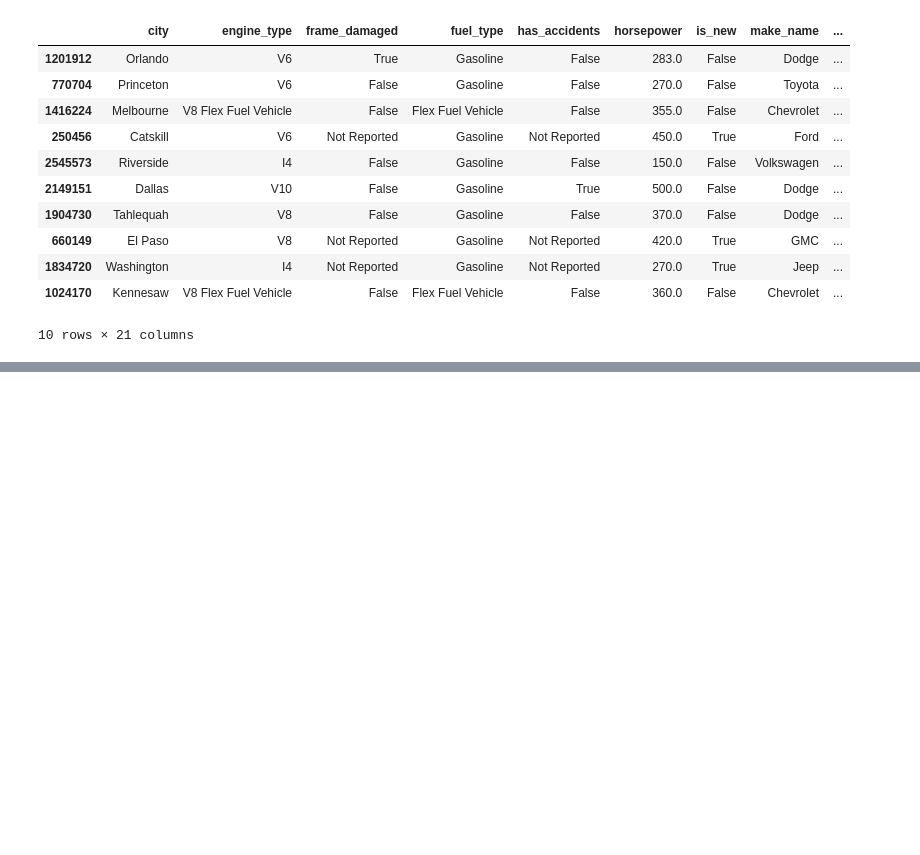
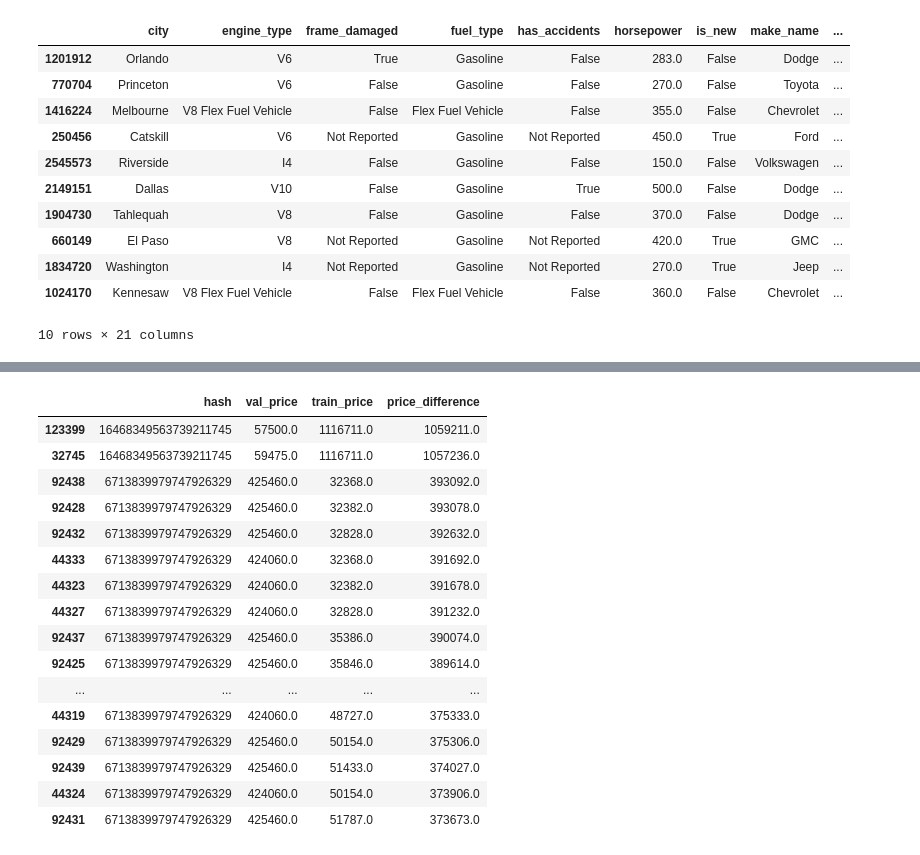
Before and after one commit to CaseyKiiza2026/vehicle-valuation-platform, a Jupyter notebook: notebooks/other_model.ipynb, the cells around one changed output, grey strips where cells are left out. Drawn from its saved outputs; the diff is of its cells as text; code cells hidden in the pictures; blank space fills up the shorter version.

```diff
--- a/notebooks/other_model.ipynb
+++ b/notebooks/other_model.ipynb
@@ -136,0 +148,20 @@ val_group
+# %%
+train_lookup = pd.DataFrame({
+    "hash": train_hashes,
+    "train_price": y_train
+})
+
+val_lookup = pd.DataFrame({
+    "hash": val_hashes,
+    "val_price": y_val
+})
+# %%
+matched_prices = val_lookup.merge(
+    train_lookup,
+    on="hash",
+    how="inner"
+)
+# %%
+different_prices = matched_prices[
+    matched_prices["val_price"] != matched_prices["train_price"]
+]
@@ -136,0 +204,27 @@ val_group
+# %%
+different_prices["price_difference"] = (
+    different_prices["val_price"] - different_prices["train_price"]
+).abs()
+
+different_prices.sort_values(
+    "price_difference",
+    ascending=False
+).head(30)
+# %% [output]
+|  | hash | val_price | train_price | price_difference |
+| 123399 | 16468349563739211745 | 57500.0 | 1116711.0 | 1059211.0 |
+| 32745 | 16468349563739211745 | 59475.0 | 1116711.0 | 1057236.0 |
+| 92438 | 6713839979747926329 | 425460.0 | 32368.0 | 393092.0 |
+| 92428 | 6713839979747926329 | 425460.0 | 32382.0 | 393078.0 |
+| 92432 | 6713839979747926329 | 425460.0 | 32828.0 | 392632.0 |
+| 44333 | 6713839979747926329 | 424060.0 | 32368.0 | 391692.0 |
+| 44323 | 6713839979747926329 | 424060.0 | 32382.0 | 391678.0 |
+| 44327 | 6713839979747926329 | 424060.0 | 32828.0 | 391232.0 |
+| 92437 | 6713839979747926329 | 425460.0 | 35386.0 | 390074.0 |
+| 92425 | 6713839979747926329 | 425460.0 | 35846.0 | 389614.0 |
+| ... | ... | ... | ... | ... |
+| 44319 | 6713839979747926329 | 424060.0 | 48727.0 | 375333.0 |
+| 92429 | 6713839979747926329 | 425460.0 | 50154.0 | 375306.0 |
+| 92439 | 6713839979747926329 | 425460.0 | 51433.0 | 374027.0 |
+| 44324 | 6713839979747926329 | 424060.0 | 50154.0 | 373906.0 |
+| 92431 | 6713839979747926329 | 425460.0 | 51787.0 | 373673.0 |
```
Also changed, not shown: parts of 11 cells of this notebook.
